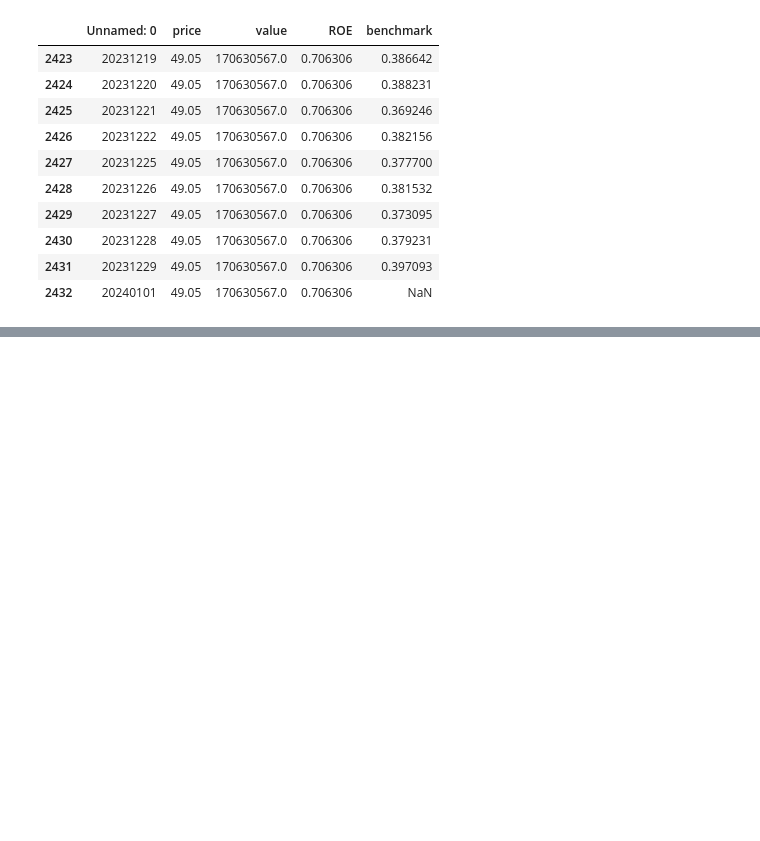
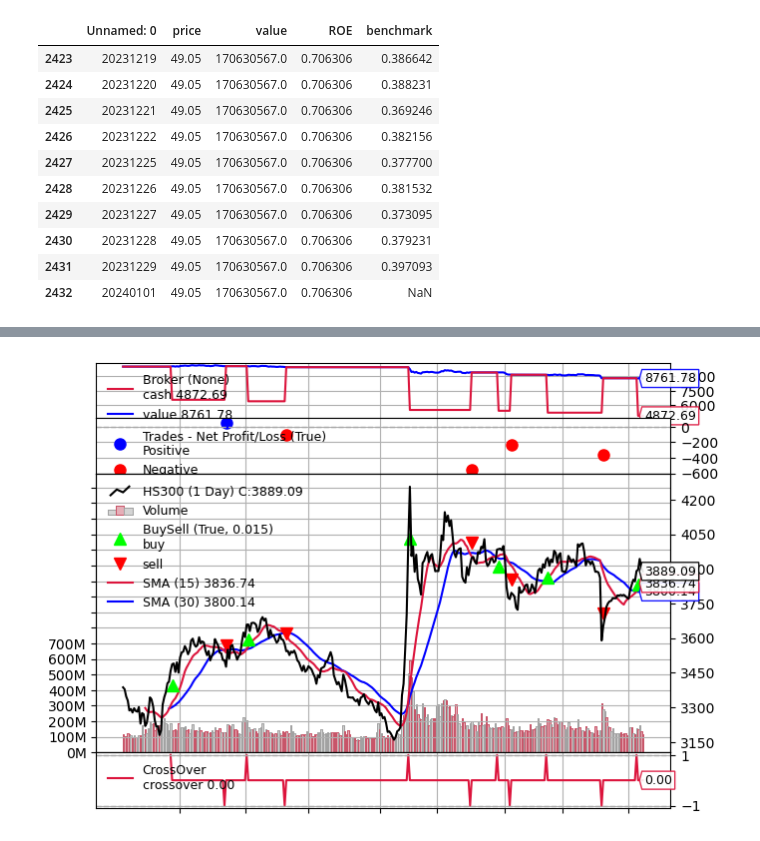
Before and after one commit to longmfe/MarsFinance, a Jupyter notebook: app/backtest.ipynb, the cells around one changed output, grey strips where cells are left out. Cells and saved outputs as stored; diff of their text form; code cells hidden in the pictures; blank space fills up the shorter version.

Commit message:
build simple backtest

```diff
--- a/app/backtest.ipynb
+++ b/app/backtest.ipynb
@@ -504,0 +621,83 @@ plt_df.tail(10)
+# %%
+%matplotlib inline
+import backtrader as bt
+import pandas as pd
+from datetime import datetime
+from backtrader_plotting import Bokeh
+from backtrader_plotting.schemes import Tradimo
+# 定义策略
+class SmaCross(bt.Strategy):
+    params = (
+        ('pfast', 15),  # 快速移动平均线周期
+        ('pslow', 30),  # 慢速移动平均线周期
+    )
+
+    def __init__(self):
+        # 初始化移动平均线指标
+        self.sma_fast = bt.indicators.SMA(self.datas[0], period=self.p.pfast)
+        self.sma_slow = bt.indicators.SMA(self.datas[0], period=self.p.pslow)
+        self.crossover = bt.indicators.CrossOver(self.sma_fast, self.sma_slow)
+
+    def next(self):
+        if not self.position:  # 如果没有持仓
+            if self.crossover > 0:  # 如果快速线上穿慢速线
+                self.buy()  # 买入
+        elif self.crossover < 0:  # 如果快速线下穿慢速线
+            self.close()  # 平仓
+
+# 准备数据
+def run_backtest():
+    # 创建回测引擎
+    cerebro = bt.Cerebro()
+
+    # 添加策略
+    cerebro.addstrategy(SmaCross)
+
+    # 创建模拟数据
+    #data = bt.feeds.PandasData(
+    #    dataname=pd.DataFrame({
+    #        'open': [100, 101, 102, 103, 104, 105, 106, 107, 108, 109],
+    #        'high': [102, 103, 104, 105, 106, 107, 108, 109, 110, 111],
+    #        'low': [98, 99, 100, 101, 102, 103, 104, 105, 106, 107],
+    #        'close': [101, 102, 103, 104, 105, 106, 107, 108, 109, 110],
+    #        'volume': [1000, 1100, 1200, 1300, 1400, 1500, 1600, 1700, 1800, 1900]
+    #    })
+    #)
+    data = bt.feeds.GenericCSVData(
+    dataname='HS300.csv',
+    dtformat=('%Y%m%d'),
+    fromdate=datetime(2024, 1, 1),
+    todate=datetime(2025, 5, 19))
+    # 添加数据
+    cerebro.adddata(data)
+
+    # 设置初始资金
+    cerebro.broker.setcash(10000.0)
+
+    # 设置手续费
+    cerebro.broker.setcommission(commission=0.001)
+
+    # 添加分析器
+    cerebro.addanalyzer(bt.analyzers.SharpeRatio, _name='sharpe')
+    cerebro.addanalyzer(bt.analyzers.DrawDown, _name='drawdown')
+    cerebro.addanalyzer(bt.analyzers.Returns, _name='returns')
+
+    # 运行回测
+    print('初始资金: %.2f' % cerebro.broker.getvalue())
+    results = cerebro.run()
+    print('最终资金: %.2f' % cerebro.broker.getvalue())
+
+    # 输出分析结果
+    strat = results[0]
+    print('夏普比率:', strat.analyzers.sharpe.get_analysis())
+    print('最大回撤:', strat.analyzers.drawdown.get_analysis())
+    print('收益率:', strat.analyzers.returns.get_analysis())
+
+    # 绘图
+    b = Bokeh(style='bar', plot_mode='single', scheme=Tradimo())
+    #cerebro.plot(b, iplot=False)
+    cerebro.plot(style='line',iplot=False)
+
+if __name__ == '__main__':
+    run_backtest()
+# %% [output]
@@ -504,0 +709 @@ plt_df.tail(10)
+[figure, added]
```
Also changed, not shown: parts of 7 cells of this notebook, 13 other files.
